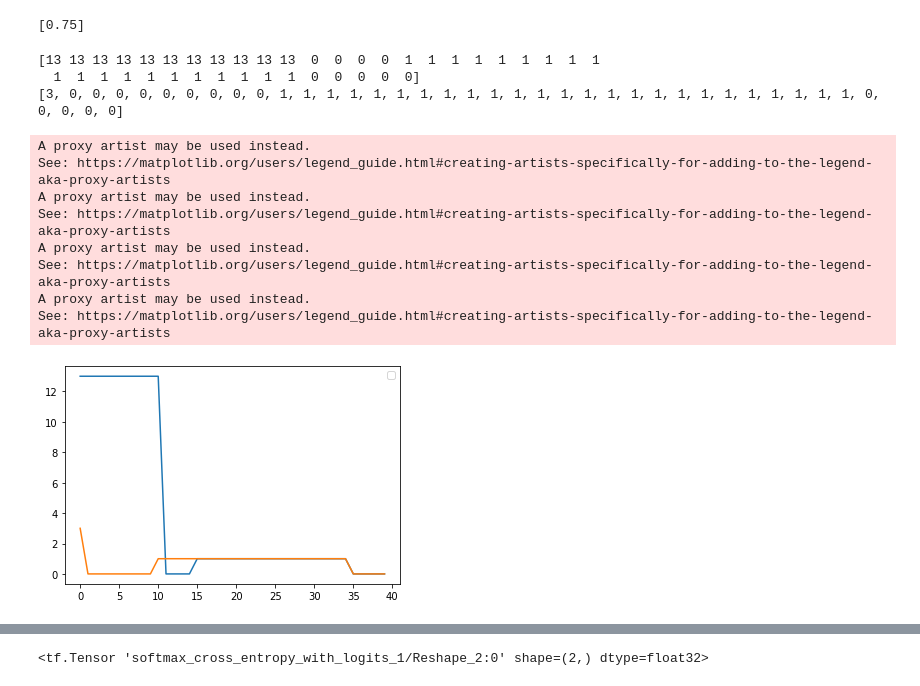
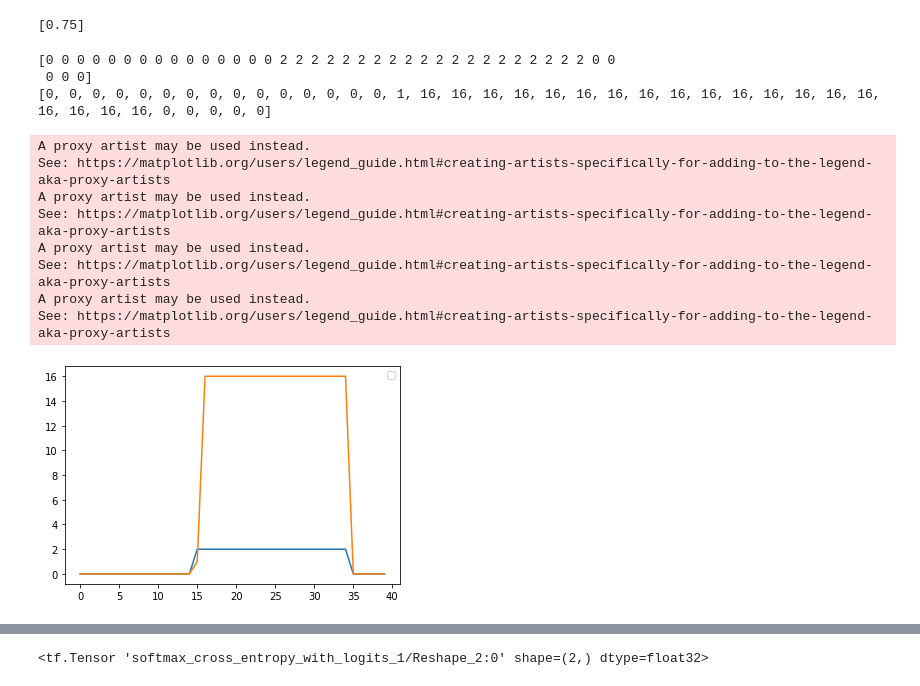
Before and after one commit to abdullaayyad96/DVSContactEstimation, a Jupyter notebook: FCNN_data.ipynb, the cells around one changed output, grey strips where cells are left out. Cells and saved outputs as stored; diff of their text form; code cells hidden in the pictures.

```diff
--- a/FCNN_data.ipynb
+++ b/FCNN_data.ipynb
@@ -136,7 +138,7 @@ print(test_accuracy)
 # %%
 #Test step by step
 z = []
-idx = 6
+idx = 1
 
 x_train, y_train, test_size = data_loader.get_test_data_sequence()
 final_hidden_state = []
@@ -144,34 +146,34 @@ final_carry_state = []
 
 for i in range(len(x_train[idx])):
     if i==0:
         initial_hidden_state_value = np.zeros(shape=(1, 29, 39, 20), dtype=float)
         initial_carry_state_value = np.zeros(shape=(1, 29, 39, 20), dtype=float)
     else:
         initial_hidden_state_value = final_hidden_state
         initial_carry_state_value = final_carry_state
     last_layer, final_hidden_state, final_carry_state = sess.run([nn_last_layer, hidden_state, carry_state],
                                 feed_dict={input_image: [[x_train[idx][i]]], initial_hidden_state: initial_hidden_state_value, initial_carry_state: initial_carry_state_value})
     #plt.imshow(x_train[idx][i])
     #plt.show()
     g = np.argmax(last_layer.reshape(-1), 0)
     z.append(g)
 
 print(np.argmax(y_train[idx, :, :], axis=1))
 print(z)
 plt.plot(np.argmax(y_train[idx, :, :], axis=1))
 plt.plot(z)
 plt.legend('true', 'lstm')
 plt.show()
 # %% [output]
-[13 13 13 13 13 13 13 13 13 13 13  0  0  0  0  1  1  1  1  1  1  1  1  1
-  1  1  1  1  1  1  1  1  1  1  1  0  0  0  0  0]
-[3, 0, 0, 0, 0, 0, 0, 0, 0, 0, 1, 1, 1, 1, 1, 1, 1, 1, 1, 1, 1, 1, 1, 1, 1, 1, 1, 1, 1, 1, 1, 1, 1, 1, 1, 0, 0, 0, 0, 0]
+[0 0 0 0 0 0 0 0 0 0 0 0 0 0 0 2 2 2 2 2 2 2 2 2 2 2 2 2 2 2 2 2 2 2 2 0 0
+ 0 0 0]
+[0, 0, 0, 0, 0, 0, 0, 0, 0, 0, 0, 0, 0, 0, 0, 1, 16, 16, 16, 16, 16, 16, 16, 16, 16, 16, 16, 16, 16, 16, 16, 16, 16, 16, 16, 0, 0, 0, 0, 0]
 A proxy artist may be used instead.
 See: https://matplotlib.org/users/legend_guide.html#creating-artists-specifically-for-adding-to-the-legend-aka-proxy-artists
 A proxy artist may be used instead.
 See: https://matplotlib.org/users/legend_guide.html#creating-artists-specifically-for-adding-to-the-legend-aka-proxy-artists
 A proxy artist may be used instead.
 See: https://matplotlib.org/users/legend_guide.html#creating-artists-specifically-for-adding-to-the-legend-aka-proxy-artists
 A proxy artist may be used instead.
 See: https://matplotlib.org/users/legend_guide.html#creating-artists-specifically-for-adding-to-the-legend-aka-proxy-artists
-[figure, old version]
+[figure, new version]
```
Also changed, not shown: parts of 5 cells of this notebook, 2 other files.
